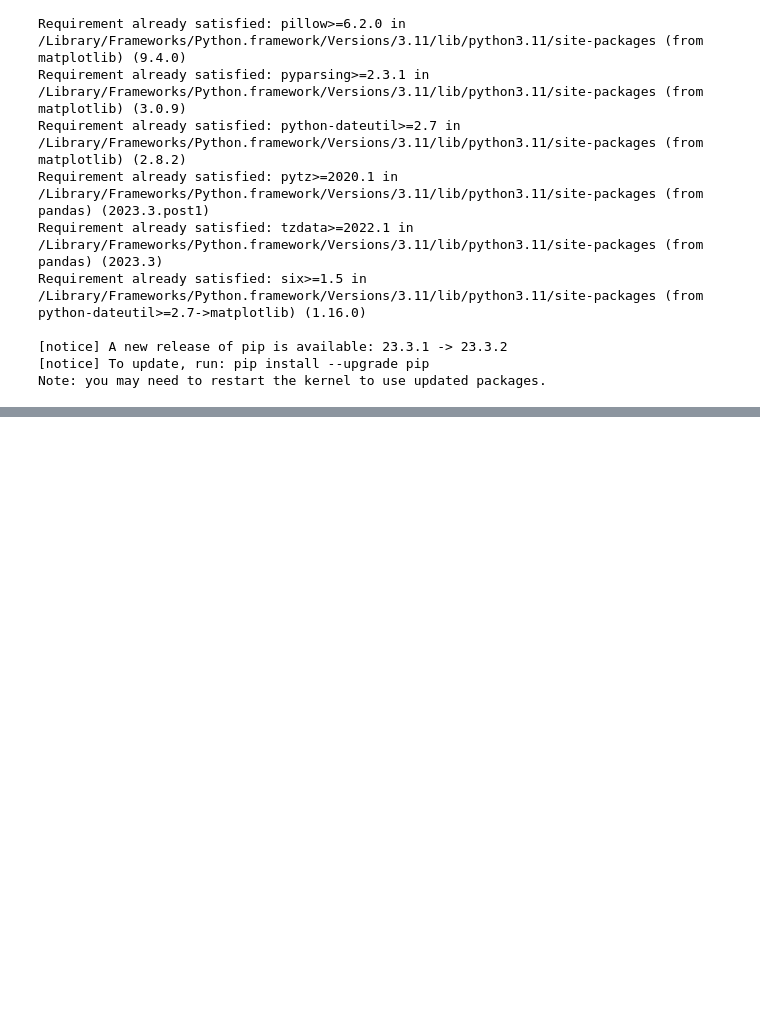
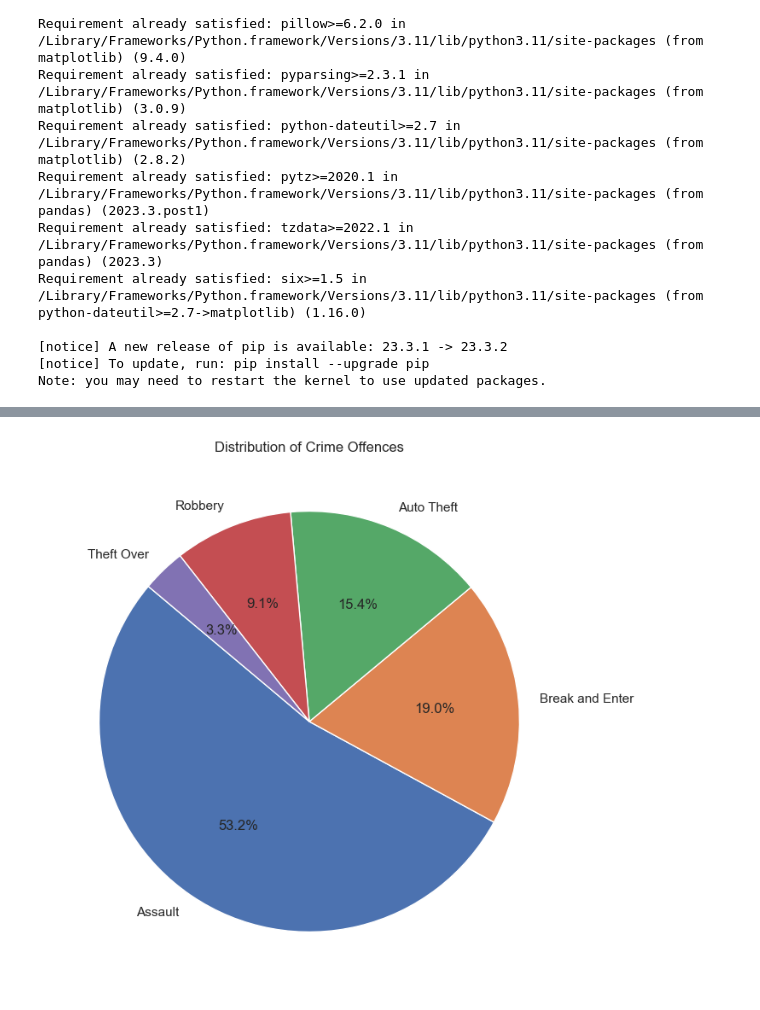
Before and after one commit to AjayArumugam07/PatrolOptimizer-BigDataAnalysis, a Jupyter notebook: Data Cleaning.ipynb, the cells around one changed output, grey strips where cells are left out. Cells and saved outputs as stored; diff of their text form; code cells hidden in the pictures; blank space fills up the shorter version.

```diff
--- a/Data Cleaning.ipynb
+++ b/Data Cleaning.ipynb
@@ -332,0 +377,13 @@ for cluster_label in day_cluster_counts['prediction'].unique():
+# %%
+import matplotlib.pyplot as plt
+
+# Group by the category column and count occurrences
+category_counts = pd_crime_data['offence'].value_counts()
+
+# Plot a pie chart for all data
+plt.figure(figsize=(8, 8))
+plt.pie(category_counts, labels=category_counts.index, autopct='%1.1f%%', startangle=140)
+plt.title('Distribution of Crime Offences')
+plt.show()
+# %% [output]
+[figure, added]
```
Also changed, not shown: parts of 8 cells of this notebook.
